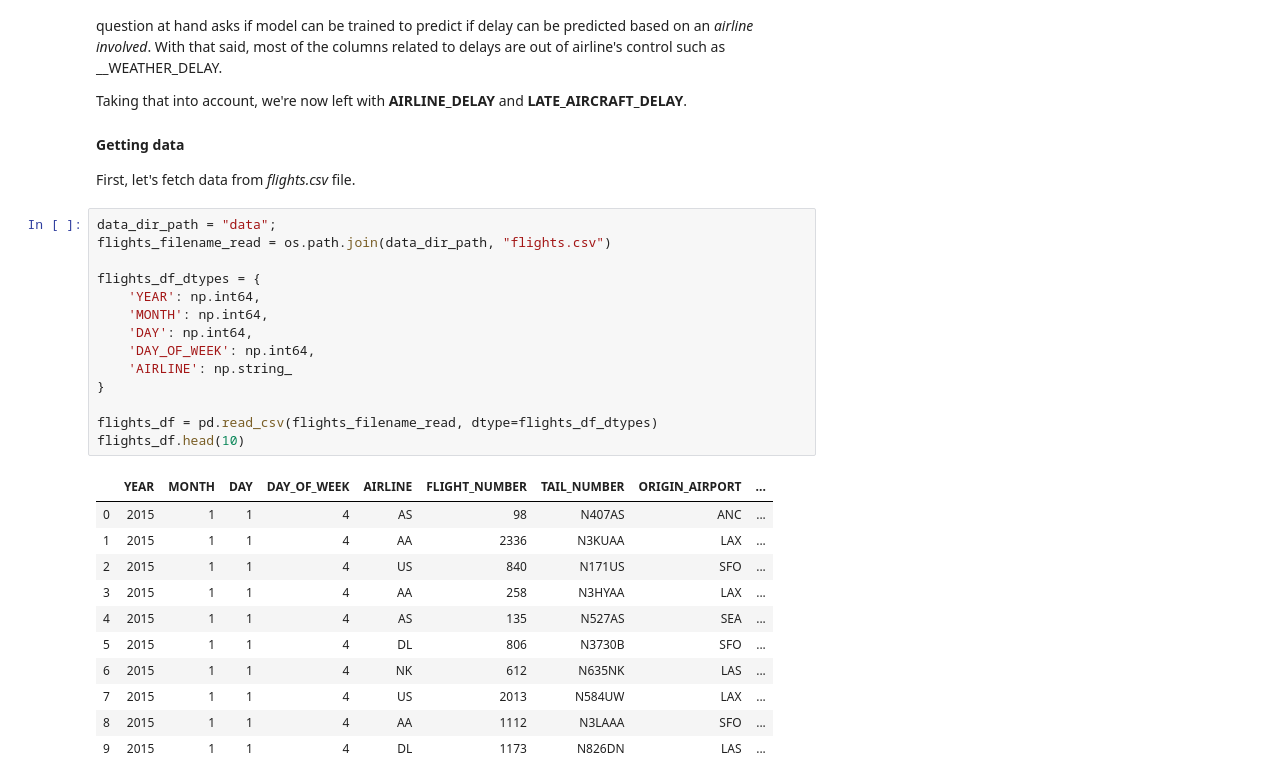
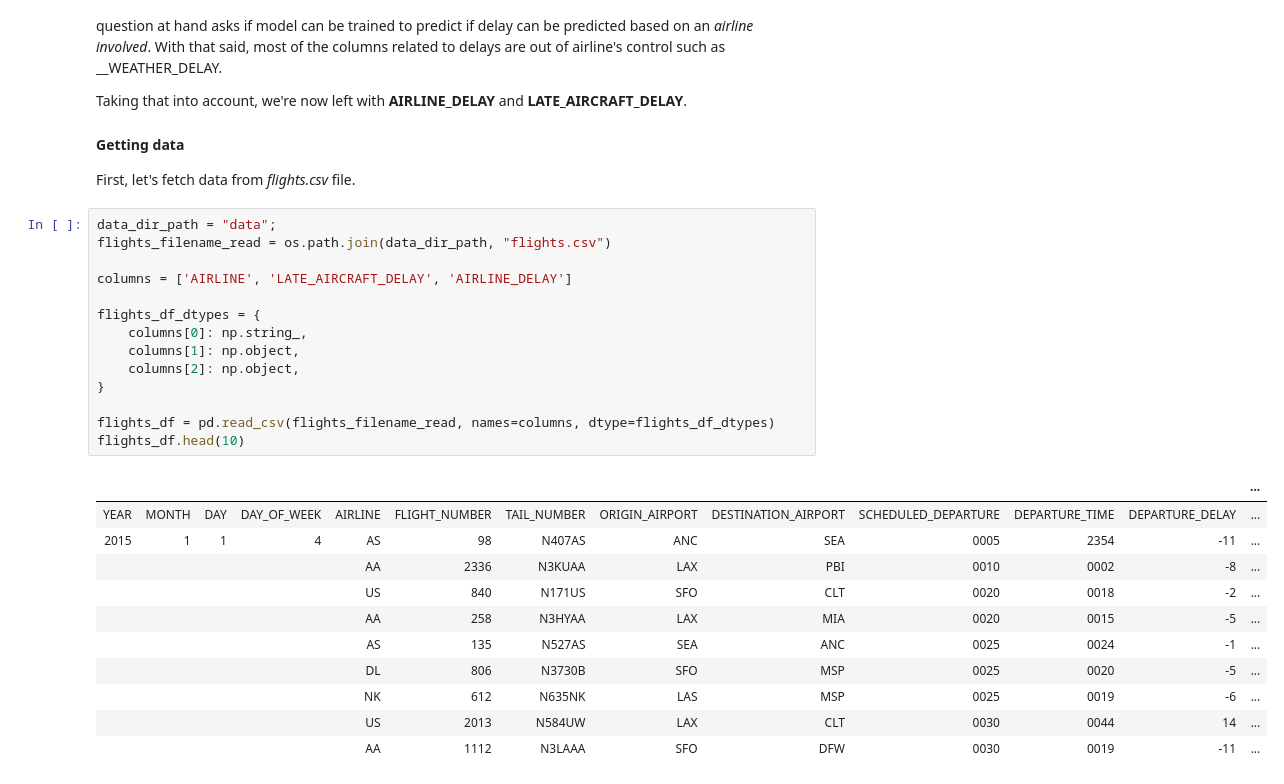
Before and after one commit to eydandash/MachineLearningProject, a Jupyter notebook: FlightsAnalysis.ipynb, the cells around one changed output. Cells and saved outputs as stored; diff of their text form.

Commit message:
[WIP] Explicitly specifies column type

```diff
--- a/FlightsAnalysis.ipynb
+++ b/FlightsAnalysis.ipynb
@@ -423,26 +423,26 @@ First, let's fetch data from _flights.csv_ file.
 # %%
 data_dir_path = "data";
 flights_filename_read = os.path.join(data_dir_path, "flights.csv")
 
+columns = ['AIRLINE', 'LATE_AIRCRAFT_DELAY', 'AIRLINE_DELAY']
+
 flights_df_dtypes = {
-    'YEAR': np.int64,
-    'MONTH': np.int64,
-    'DAY': np.int64,
-    'DAY_OF_WEEK': np.int64,
-    'AIRLINE': np.string_
+    columns[0]: np.string_,
+    columns[1]: np.object,
+    columns[2]: np.object,
 }
 
-flights_df = pd.read_csv(flights_filename_read, dtype=flights_df_dtypes)
+flights_df = pd.read_csv(flights_filename_read, names=columns, dtype=flights_df_dtypes)
 flights_df.head(10)
 # %% [output]
-|  | YEAR | MONTH | DAY | DAY_OF_WEEK | AIRLINE | FLIGHT_NUMBER | TAIL_NUMBER | ORIGIN_AIRPORT | ... |
-| 0 | 2015 | 1 | 1 | 4 | AS | 98 | N407AS | ANC | ... |
-| 1 | 2015 | 1 | 1 | 4 | AA | 2336 | N3KUAA | LAX | ... |
-| 2 | 2015 | 1 | 1 | 4 | US | 840 | N171US | SFO | ... |
-| 3 | 2015 | 1 | 1 | 4 | AA | 258 | N3HYAA | LAX | ... |
-| 4 | 2015 | 1 | 1 | 4 | AS | 135 | N527AS | SEA | ... |
-| 5 | 2015 | 1 | 1 | 4 | DL | 806 | N3730B | SFO | ... |
-| 6 | 2015 | 1 | 1 | 4 | NK | 612 | N635NK | LAS | ... |
-| 7 | 2015 | 1 | 1 | 4 | US | 2013 | N584UW | LAX | ... |
-| 8 | 2015 | 1 | 1 | 4 | AA | 1112 | N3LAAA | SFO | ... |
-| 9 | 2015 | 1 | 1 | 4 | DL | 1173 | N826DN | LAS | ... |
+|  |  |  |  |  |  |  |  |  |  |  |  | ... |
+| YEAR | MONTH | DAY | DAY_OF_WEEK | AIRLINE | FLIGHT_NUMBER | TAIL_NUMBER | ORIGIN_AIRPORT | DESTINATION_AIRPORT | SCHEDULED_DEPARTURE | DEPARTURE_TIME | DEPARTURE_DELAY | ... |
+| 2015 | 1 | 1 | 4 | AS | 98 | N407AS | ANC | SEA | 0005 | 2354 | -11 | ... |
+|  |  |  |  | AA | 2336 | N3KUAA | LAX | PBI | 0010 | 0002 | -8 | ... |
+|  |  |  |  | US | 840 | N171US | SFO | CLT | 0020 | 0018 | -2 | ... |
+|  |  |  |  | AA | 258 | N3HYAA | LAX | MIA | 0020 | 0015 | -5 | ... |
+|  |  |  |  | AS | 135 | N527AS | SEA | ANC | 0025 | 0024 | -1 | ... |
+|  |  |  |  | DL | 806 | N3730B | SFO | MSP | 0025 | 0020 | -5 | ... |
+|  |  |  |  | NK | 612 | N635NK | LAS | MSP | 0025 | 0019 | -6 | ... |
+|  |  |  |  | US | 2013 | N584UW | LAX | CLT | 0030 | 0044 | 14 | ... |
+|  |  |  |  | AA | 1112 | N3LAAA | SFO | DFW | 0030 | 0019 | -11 | ... |
```
Also changed, not shown: 1 other file.
